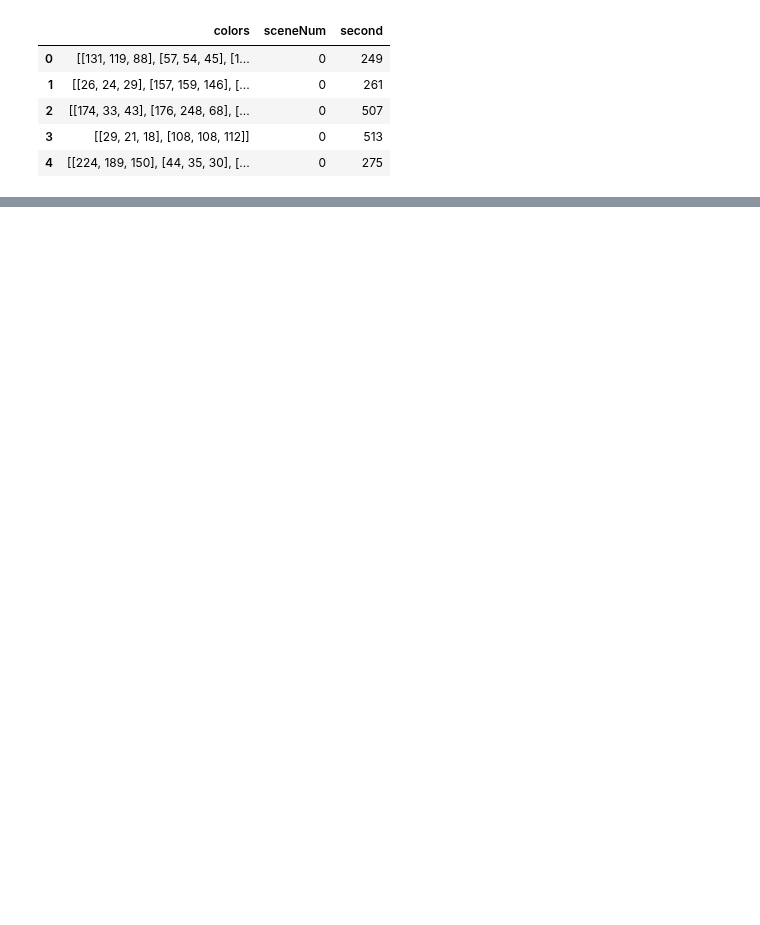
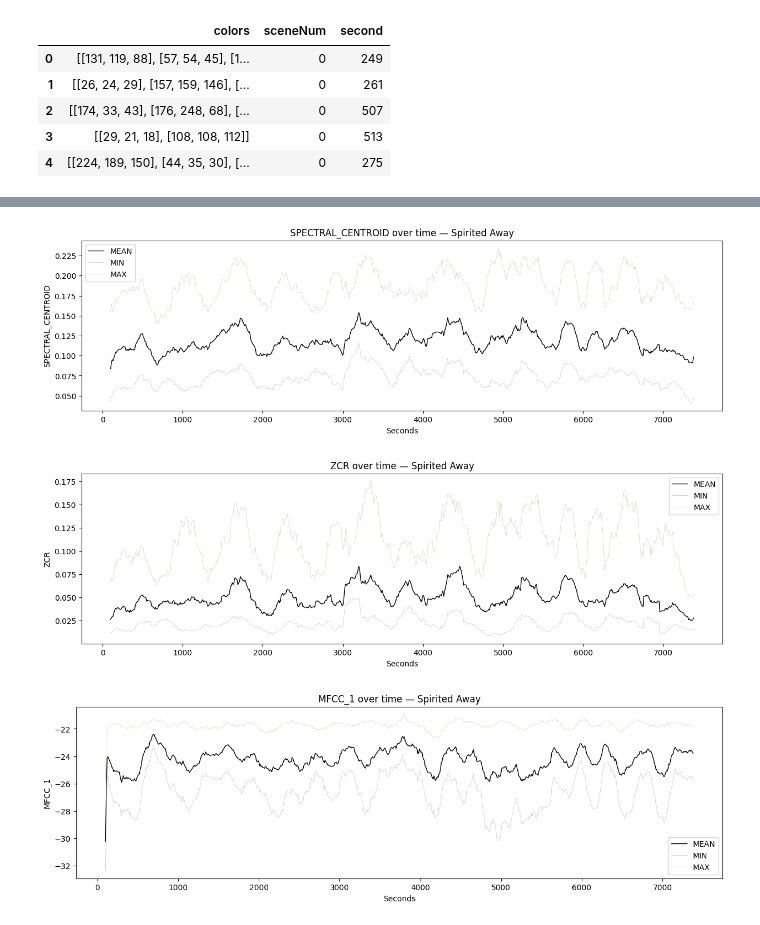
Before and after one commit to chuik633/MovieSentiments, a Jupyter notebook: exploration/spiritedAway.ipynb, the cells around one changed output, grey strips where cells are left out. Saved outputs shown, nothing was run; the diff lists cells and outputs as text; code cells hidden in the pictures; blank space fills up the shorter version.

```diff
--- a/exploration/spiritedAway.ipynb
+++ b/exploration/spiritedAway.ipynb
@@ -55,0 +116,38 @@ print(np.max(df['second']))
+# %%
+def plot_audio_feature_minmax(feature_prefix):
+    plt.figure(figsize=(15,4))
+    styles = {
+        "mean": ("#000000", 1, "-"),
+        "min":  ("#c4c6db", .5, "-"),
+        "max":  ("#d8d6bc", .5, "-")
+    }
+
+    for suffix, (color, lw, ls) in styles.items():
+        col = f"{feature_prefix}_{suffix}"
+        smoothed = audio_df[col].rolling(window=20, center=True).mean()
+        if col in audio_df.columns:
+            plt.plot(
+                audio_df["seconds"], smoothed,
+                label=suffix.upper(),
+                color=color,
+                linewidth=lw,
+                linestyle=ls
+            )
+    plt.title(f"{feature_prefix.upper()} over time — Spirited Away")
+    plt.xlabel("Seconds")
+    plt.ylabel(feature_prefix.upper())
+    plt.yscale("linear")
+    plt.legend()
+    plt.show()
+plot_audio_feature_minmax('spectral_centroid')
+plot_audio_feature_minmax('zcr')
+plot_audio_feature_minmax('mfcc_1')
+# plot_audio_feature_minmax('mfcc_2')
+# plot_audio_feature_minmax('mfcc_3')
+# plot_audio_feature_minmax('mfcc_5')
+# plot_audio_feature_minmax('mfcc_6')
+# plot_audio_feature_minmax('mfcc_7')
+# %% [output]
+[figure, added]
+[figure, added]
+[figure, added]
```
Also changed, not shown: parts of 8 cells of this notebook, 4 other files.
